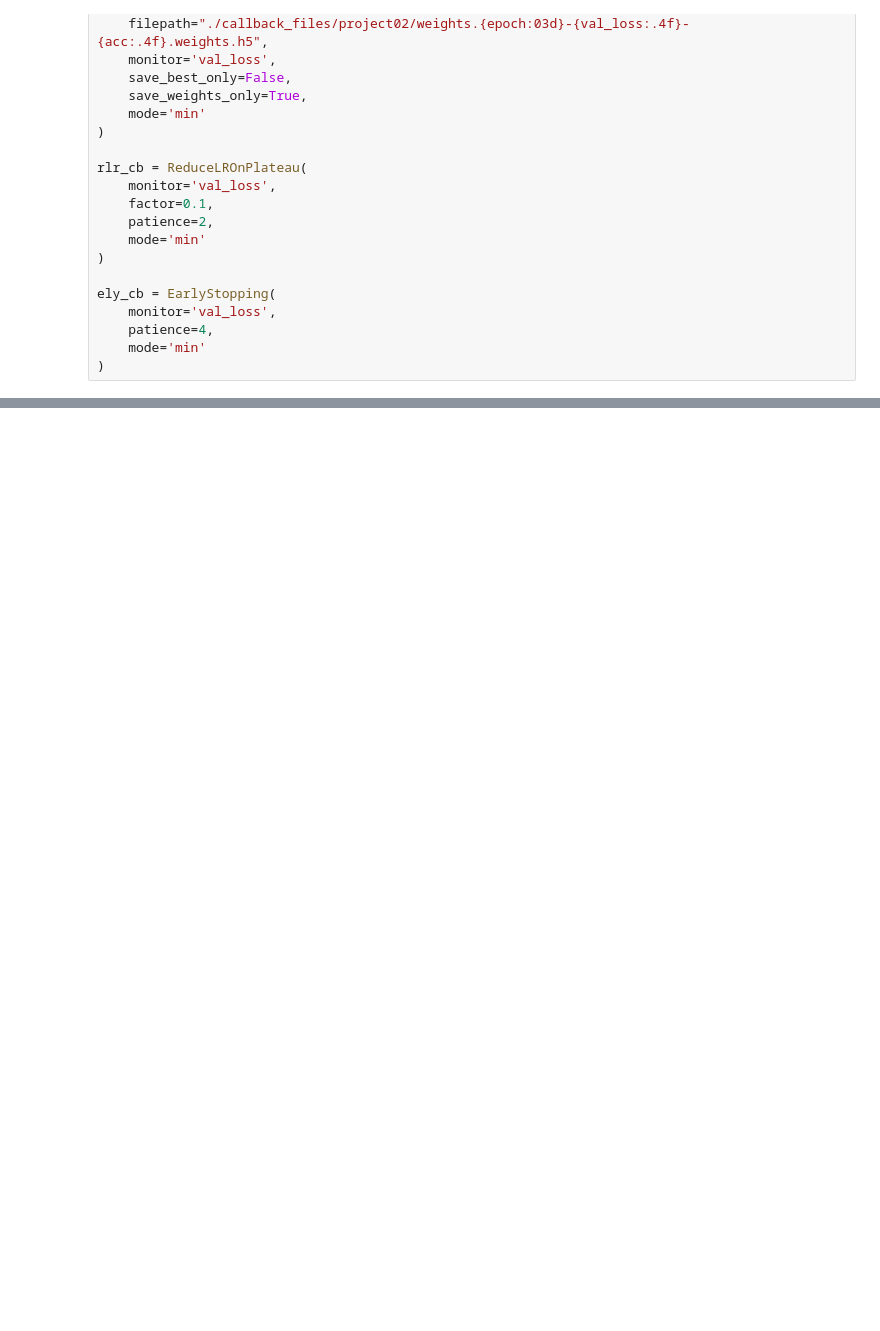
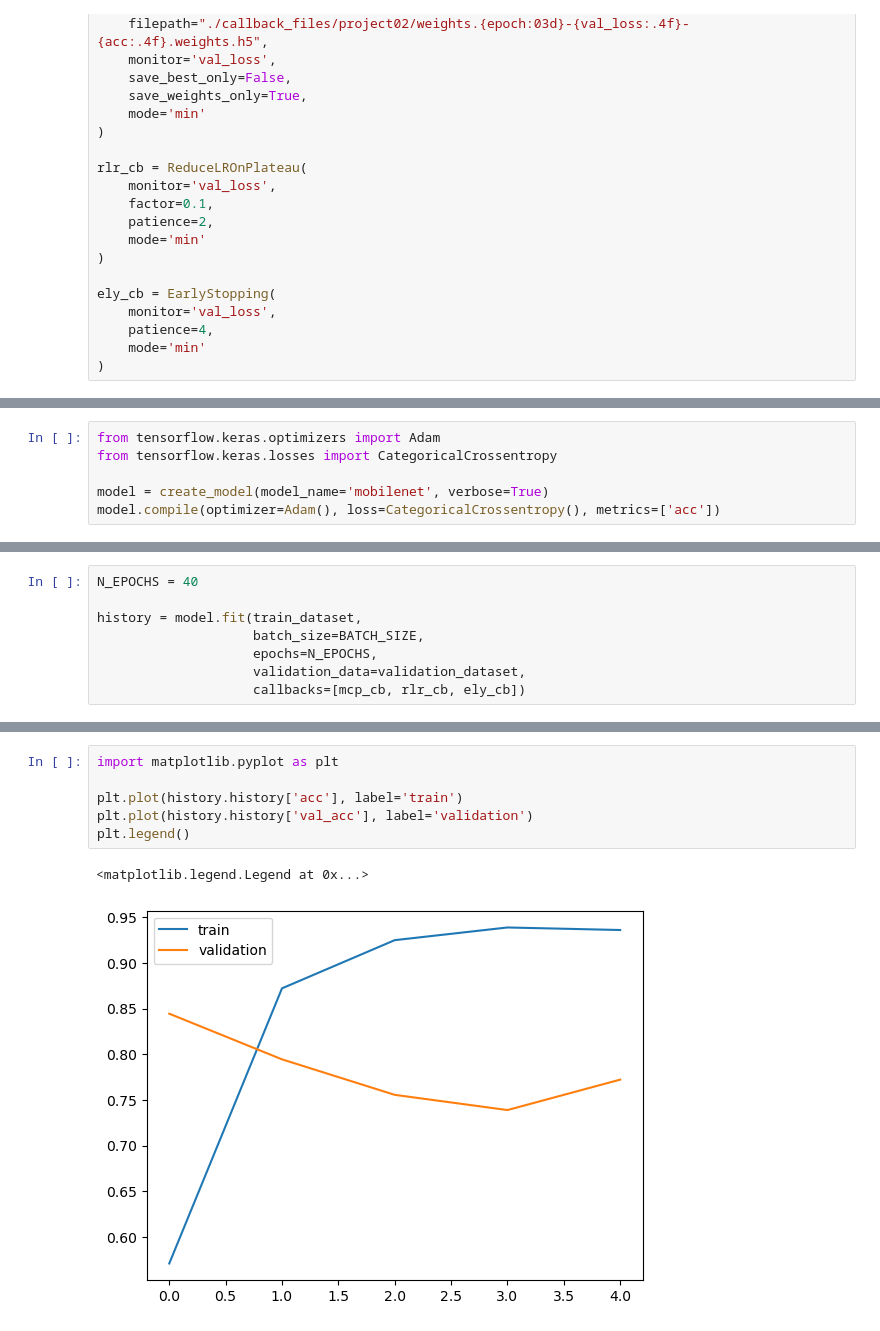
Before and after one commit to kimgusan/Deep_learning, a Jupyter notebook: f_pretrained_model/z_project02.ipynb, the cells around one changed output, grey strips where cells are left out. Cells and saved outputs as stored; diff of their text form; blank space fills up the shorter version.

```diff
--- a/f_pretrained_model/z_project02.ipynb
+++ b/f_pretrained_model/z_project02.ipynb
@@ -290,0 +513,6 @@ history = model.fit(train_dataset,
+# %%
+from tensorflow.keras.optimizers import Adam
+from tensorflow.keras.losses import CategoricalCrossentropy
+
+model = create_model(model_name='mobilenet', verbose=True)
+model.compile(optimizer=Adam(), loss=CategoricalCrossentropy(), metrics=['acc'])
@@ -290,0 +541,8 @@ history = model.fit(train_dataset,
+# %%
+N_EPOCHS = 40
+
+history = model.fit(train_dataset,
+                    batch_size=BATCH_SIZE,
+                    epochs=N_EPOCHS,
+                    validation_data=validation_dataset,
+                    callbacks=[mcp_cb, rlr_cb, ely_cb])
@@ -290,0 +573,9 @@ history = model.fit(train_dataset,
+# %%
+import matplotlib.pyplot as plt
+
+plt.plot(history.history['acc'], label='train')
+plt.plot(history.history['val_acc'], label='validation')
+plt.legend()
+# %% [output]
+<matplotlib.legend.Legend at 0x...>
+[figure, added]
```
Also changed, not shown: parts of 31 cells of this notebook, 4 other files.
